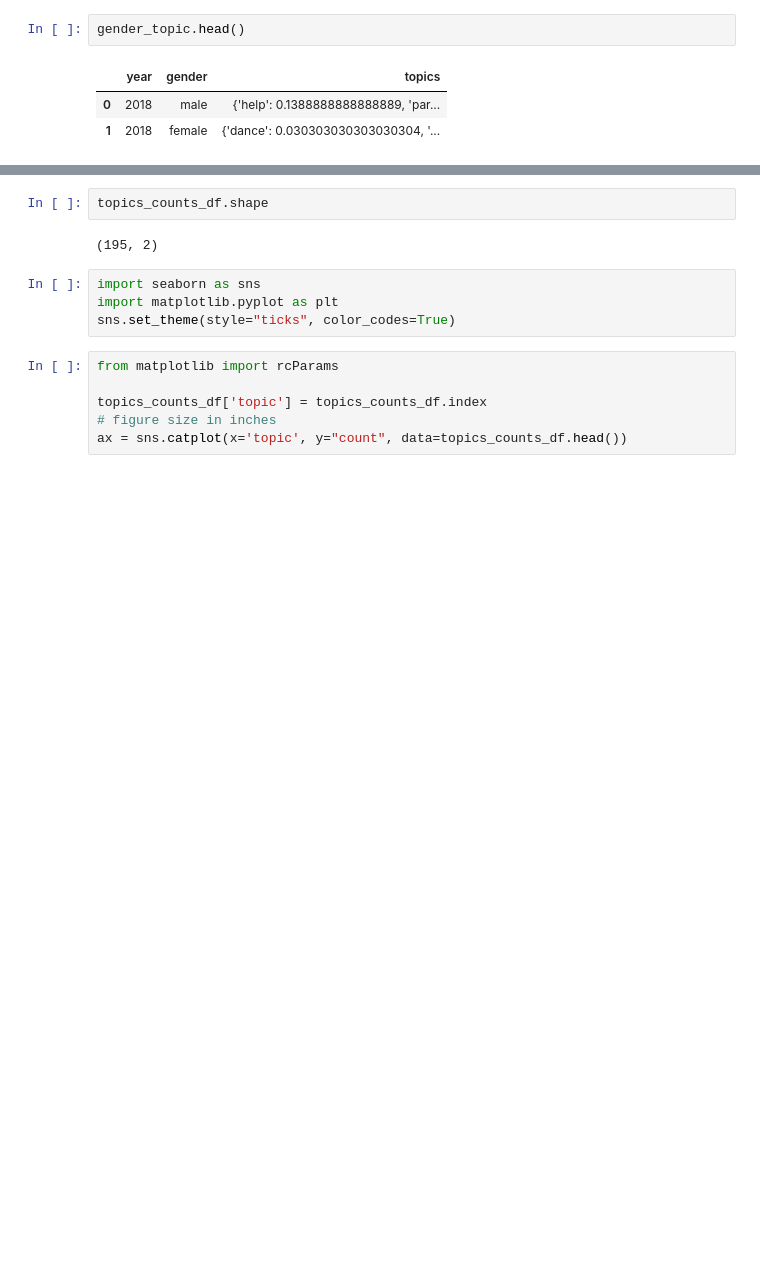
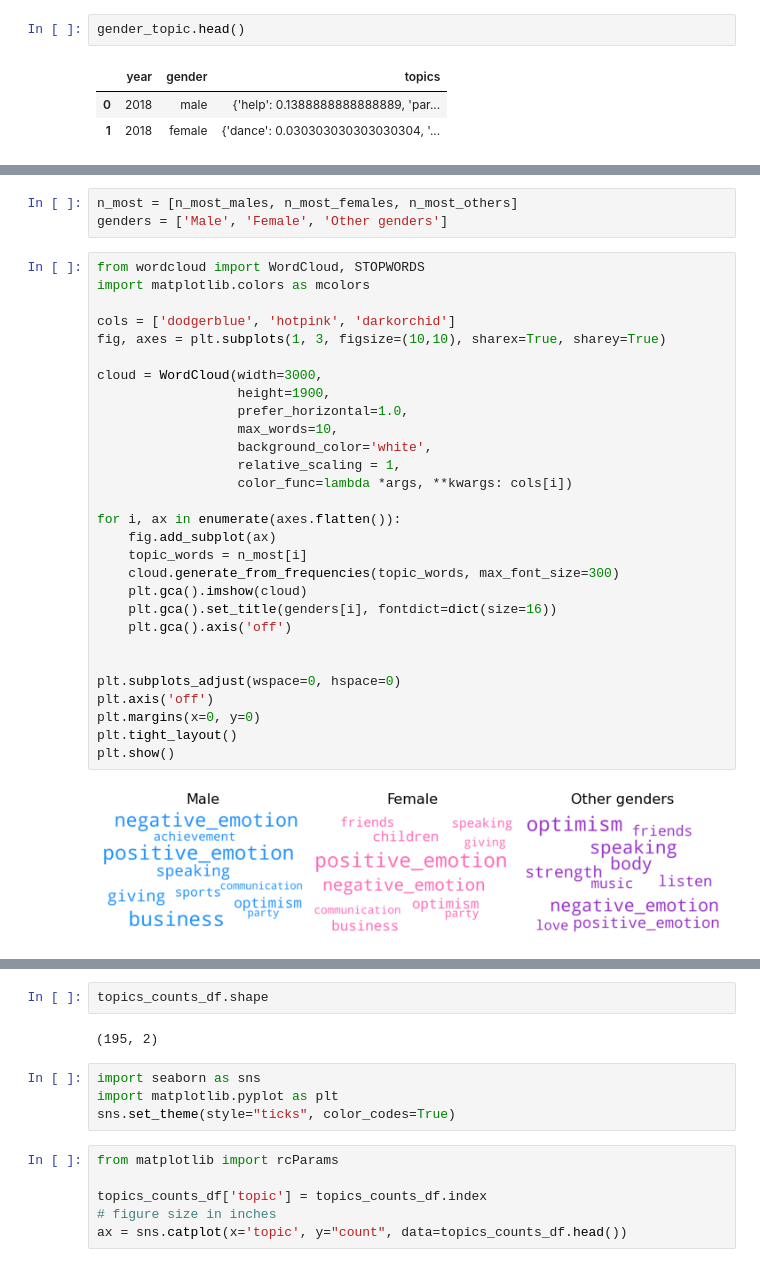
Before and after one commit to epfl-ada/ada-2021-project-palomamo, a Jupyter notebook: gender_topics.ipynb, the cells around one changed output, grey strips where cells are left out. Saved outputs shown, nothing was run; the diff lists cells and outputs as text; blank space fills up the shorter version.

```diff
--- a/gender_topics.ipynb
+++ b/gender_topics.ipynb
@@ -325,0 +239,34 @@ Text(0.5, 0.98, 'Categorical Plotting')
+# %%
+n_most = [n_most_males, n_most_females, n_most_others]
+genders = ['Male', 'Female', 'Other genders']
+# %%
+from wordcloud import WordCloud, STOPWORDS
+import matplotlib.colors as mcolors
+
+cols = ['dodgerblue', 'hotpink', 'darkorchid']
+fig, axes = plt.subplots(1, 3, figsize=(10,10), sharex=True, sharey=True)
+
+cloud = WordCloud(width=3000,
+                  height=1900,
+                  prefer_horizontal=1.0,
+                  max_words=10,
+                  background_color='white',
+                  relative_scaling = 1,
+                  color_func=lambda *args, **kwargs: cols[i])
+
+for i, ax in enumerate(axes.flatten()):
+    fig.add_subplot(ax)
+    topic_words = n_most[i]
+    cloud.generate_from_frequencies(topic_words, max_font_size=300)
+    plt.gca().imshow(cloud)
+    plt.gca().set_title(genders[i], fontdict=dict(size=16))
+    plt.gca().axis('off')
+
+
+plt.subplots_adjust(wspace=0, hspace=0)
+plt.axis('off')
+plt.margins(x=0, y=0)
+plt.tight_layout()
+plt.show()
+# %% [output]
+[figure, added]
```
Also changed, not shown: parts of 44 cells of this notebook.
